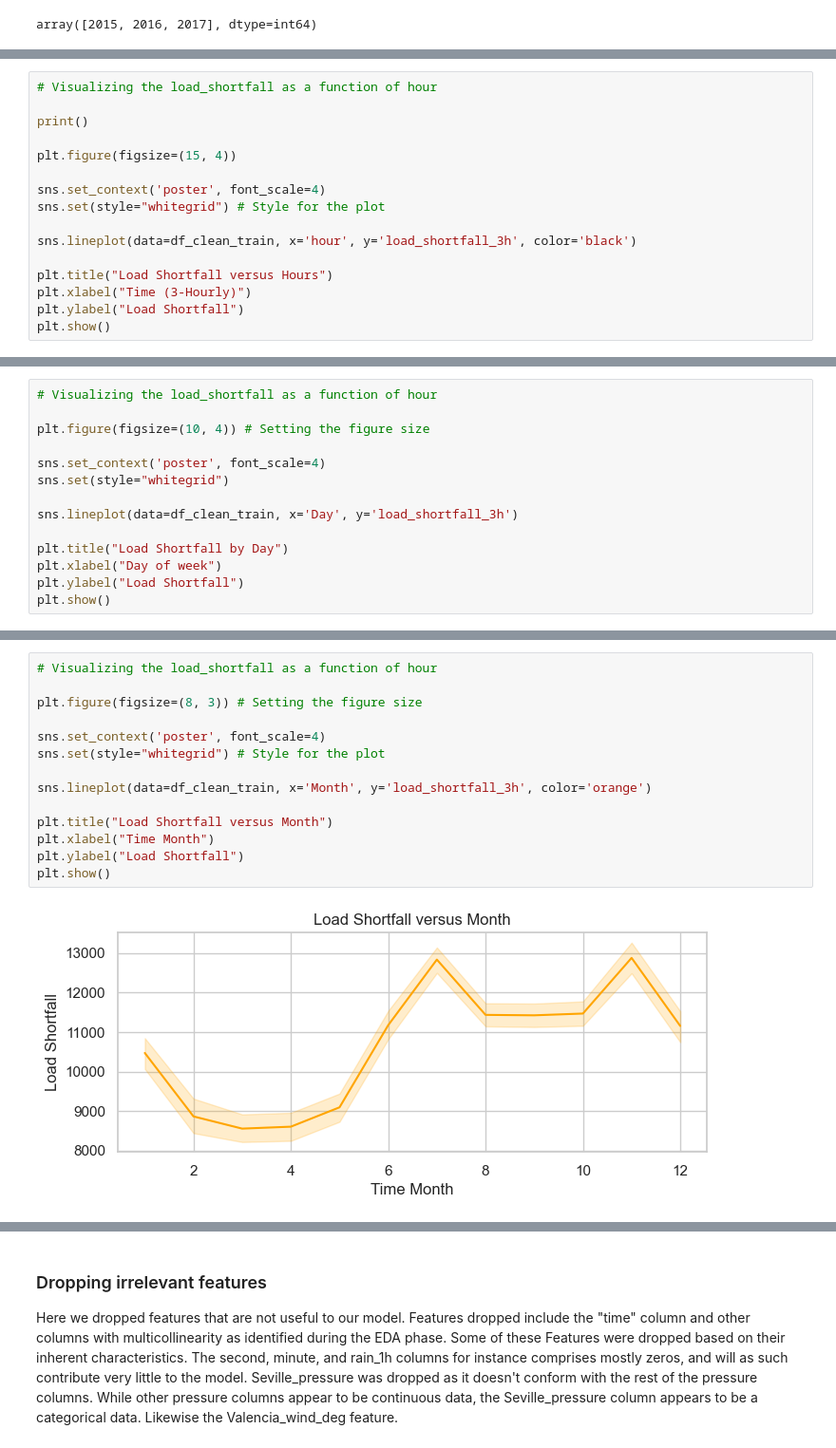
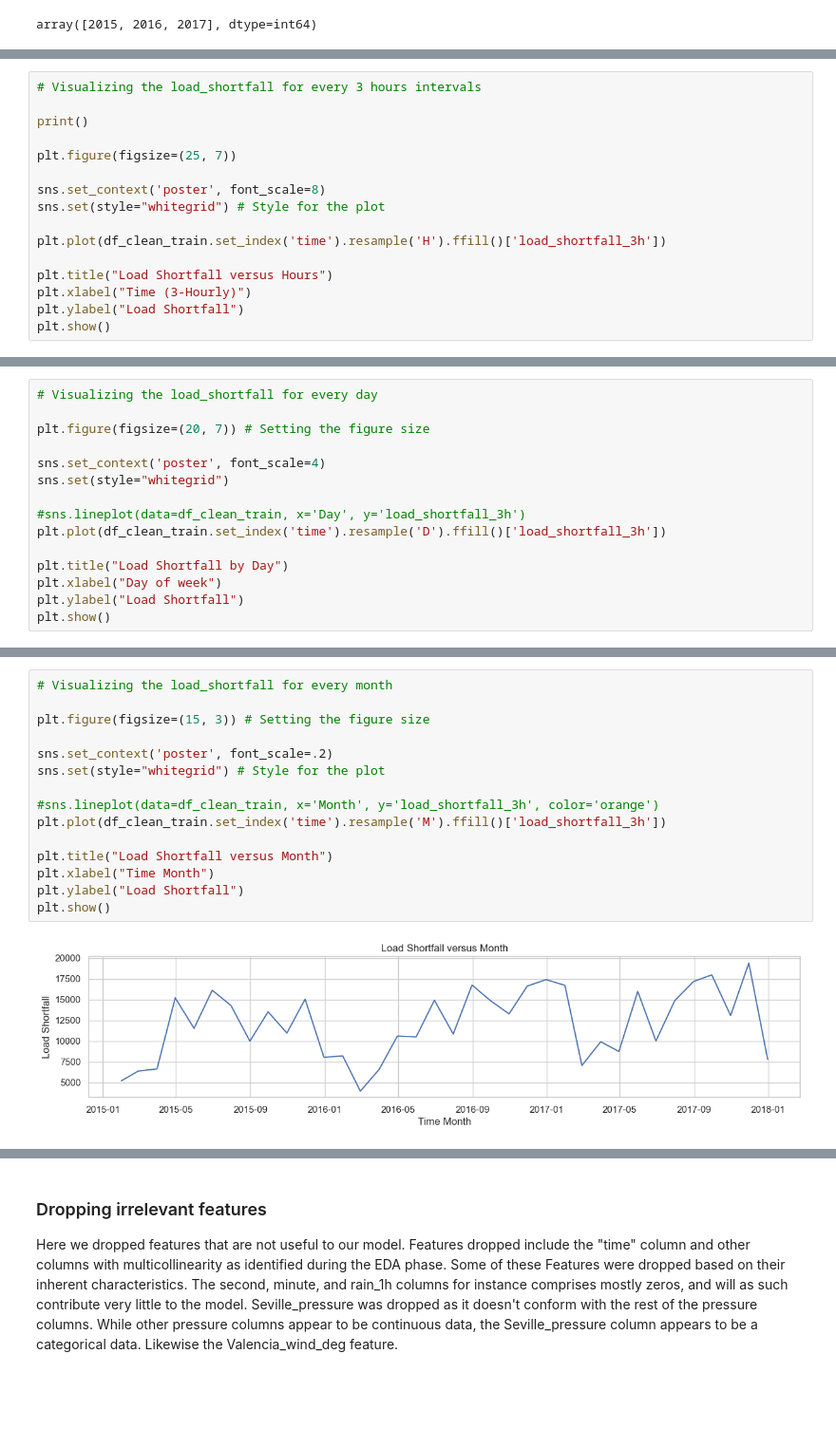
Before and after one commit to YinkaOlusola/Energy_Demand_Shortfall_Prediction-Advanced_Regression, a Jupyter notebook: project_notebook.ipynb, the cells around one changed output, grey strips where cells are left out. Shown: that part at 95% size. Drawn from its saved outputs; the diff is of its cells as text; blank space fills up the shorter version.

```diff
--- a/project_notebook.ipynb
+++ b/project_notebook.ipynb
@@ -587,14 +591,14 @@ It is rather intuitive to visualize the `load_shortfall` against `hour`, `Day`,
 # %%
-# Visualizing the load_shortfall as a function of hour
+# Visualizing the load_shortfall for every 3 hours intervals
 
 print()
 
-plt.figure(figsize=(15, 4))
+plt.figure(figsize=(25, 7))
 
-sns.set_context('poster', font_scale=4)
+sns.set_context('poster', font_scale=8)
 sns.set(style="whitegrid") # Style for the plot
 
-sns.lineplot(data=df_clean_train, x='hour', y='load_shortfall_3h', color='black')
+plt.plot(df_clean_train.set_index('time').resample('H').ffill()['load_shortfall_3h'])
 
 plt.title("Load Shortfall versus Hours")
 plt.xlabel("Time (3-Hourly)")
@@ -609,12 +613,13 @@ From the plot above, the highest shortfall is experienced at around the twelfth
 # %%
-# Visualizing the load_shortfall as a function of hour
+# Visualizing the load_shortfall for every day
 
-plt.figure(figsize=(10, 4)) # Setting the figure size
+plt.figure(figsize=(20, 7)) # Setting the figure size
 
 sns.set_context('poster', font_scale=4)
 sns.set(style="whitegrid")
 
-sns.lineplot(data=df_clean_train, x='Day', y='load_shortfall_3h')
+#sns.lineplot(data=df_clean_train, x='Day', y='load_shortfall_3h')
+plt.plot(df_clean_train.set_index('time').resample('D').ffill()['load_shortfall_3h'])
 
 plt.title("Load Shortfall by Day")
 plt.xlabel("Day of week")
@@ -629,16 +634,17 @@ On the average, there is a decline in the load shortfall at the beginning of the
 # %%
-# Visualizing the load_shortfall as a function of hour
+# Visualizing the load_shortfall for every month
 
-plt.figure(figsize=(8, 3)) # Setting the figure size
+plt.figure(figsize=(15, 3)) # Setting the figure size
 
-sns.set_context('poster', font_scale=4)
+sns.set_context('poster', font_scale=.2)
 sns.set(style="whitegrid") # Style for the plot
 
-sns.lineplot(data=df_clean_train, x='Month', y='load_shortfall_3h', color='orange')
+#sns.lineplot(data=df_clean_train, x='Month', y='load_shortfall_3h', color='orange')
+plt.plot(df_clean_train.set_index('time').resample('M').ffill()['load_shortfall_3h'])
 
 plt.title("Load Shortfall versus Month")
 plt.xlabel("Time Month")
 plt.ylabel("Load Shortfall")
 plt.show()
 # %% [output]
-[figure, old version]
+[figure, new version]
```
Also changed, not shown: parts of 20 cells of this notebook.
